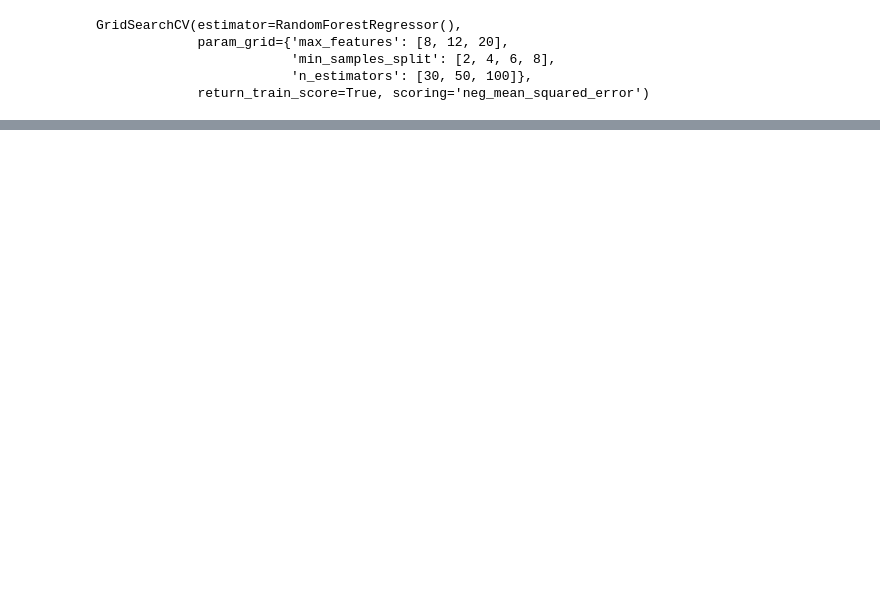
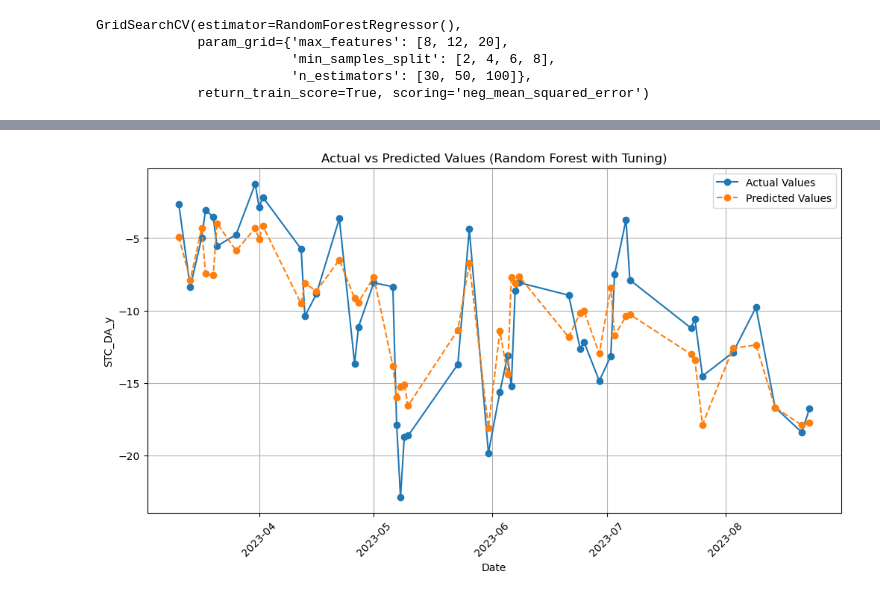
Before and after one commit to stephenxu10/PJM-Basis-Forecast, a Jupyter notebook: PJM_Forecast_Model.ipynb, the cells around one changed output, grey strips where cells are left out. Saved outputs shown, nothing was run; the diff lists cells and outputs as text; code cells hidden in the pictures; blank space fills up the shorter version.

```diff
--- a/PJM_Forecast_Model.ipynb
+++ b/PJM_Forecast_Model.ipynb
@@ -264,0 +315,5 @@ best_forest.score(X_test_s, y_test)
+# %%
+plot_best_rf = plot_predictions(best_forest, X_test_s, y_test, "Actual vs Predicted Values (Random Forest with Tuning)")
+plot_best_rf.show()
+# %% [output]
+[figure, added]
```
Also changed, not shown: parts of 9 cells of this notebook, 1 other file.
